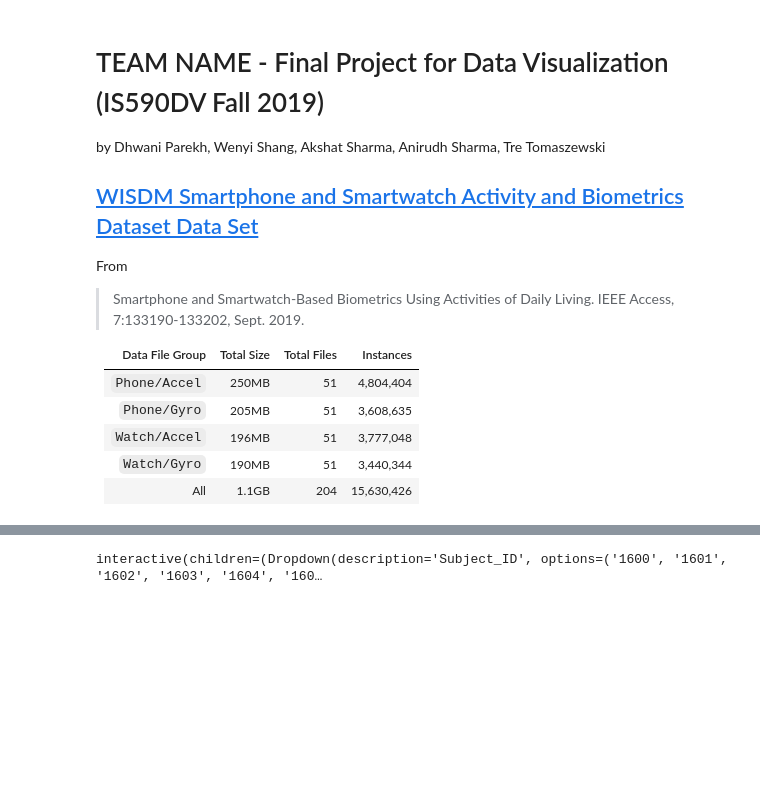
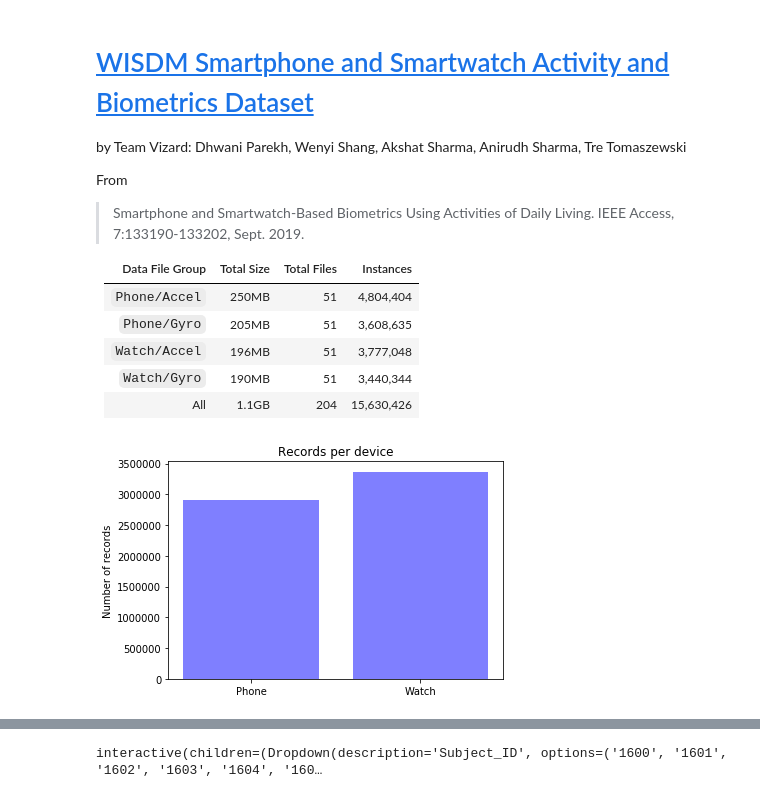
Before and after one commit to tretomaszewski/F19_IS590DV_Final, a Jupyter notebook: notebooks/IS590DV_Fa19_Final_Part2.ipynb, the cells around one changed output, grey strips where cells are left out. Saved outputs shown, nothing was run; the diff lists cells and outputs as text; code cells hidden in the pictures; blank space fills up the shorter version.

```diff
--- a/notebooks/IS590DV_Fa19_Final_Part2.ipynb
+++ b/notebooks/IS590DV_Fa19_Final_Part2.ipynb
@@ -1,8 +1,6 @@
 # %% [markdown]
-# TEAM NAME - Final Project for Data Visualization (IS590DV Fall 2019)
-by Dhwani Parekh, Wenyi Shang, Akshat Sharma, Anirudh Sharma, Tre Tomaszewski
-
-## [WISDM Smartphone and Smartwatch Activity and Biometrics Dataset Data Set](https://archive.ics.uci.edu/ml/datasets/WISDM+Smartphone+and+Smartwatch+Activity+and+Biometrics+Dataset+)
+# [WISDM Smartphone and Smartwatch Activity and Biometrics Dataset ](https://archive.ics.uci.edu/ml/datasets/WISDM+Smartphone+and+Smartwatch+Activity+and+Biometrics+Dataset+)
+by Team Vizard: Dhwani Parekh, Wenyi Shang, Akshat Sharma, Anirudh Sharma, Tre Tomaszewski
 
 From
 > Smartphone and Smartwatch-Based Biometrics Using Activities of Daily Living. IEEE Access, 7:133190-133202, Sept. 2019.
@@ -35,2 +37,14 @@ import bqplot
 # Thanks to `ImportanceOfBeingErnest` from https://stackoverflow.com/questions/47404653/pandas-0-21-0-timestamp-compatibility-issue-with-matplotlib
 pd.plotting.register_matplotlib_converters()
+# %%
+df_phone = pd.concat([pd.read_csv(f) for f in glob.glob('../data/processed/wisdm/merged_sensors/phone/*.csv')], ignore_index=True)
+df_watch = pd.concat([pd.read_csv(f) for f in glob.glob('../data/processed/wisdm/merged_sensors/watch/*.csv')], ignore_index=True)
+# %%
+devices = ['Phone', 'Watch']
+record_count = [len(df_phone.index), len(df_watch.index)]
+plt.bar(devices, record_count, align='center', alpha=0.5, color = 'blue')
+plt.ylabel('Number of records')
+plt.title('Records per device')
+plt.show();
+# %% [output]
+[figure, added]
```
Also changed, not shown: parts of 5 cells of this notebook.
